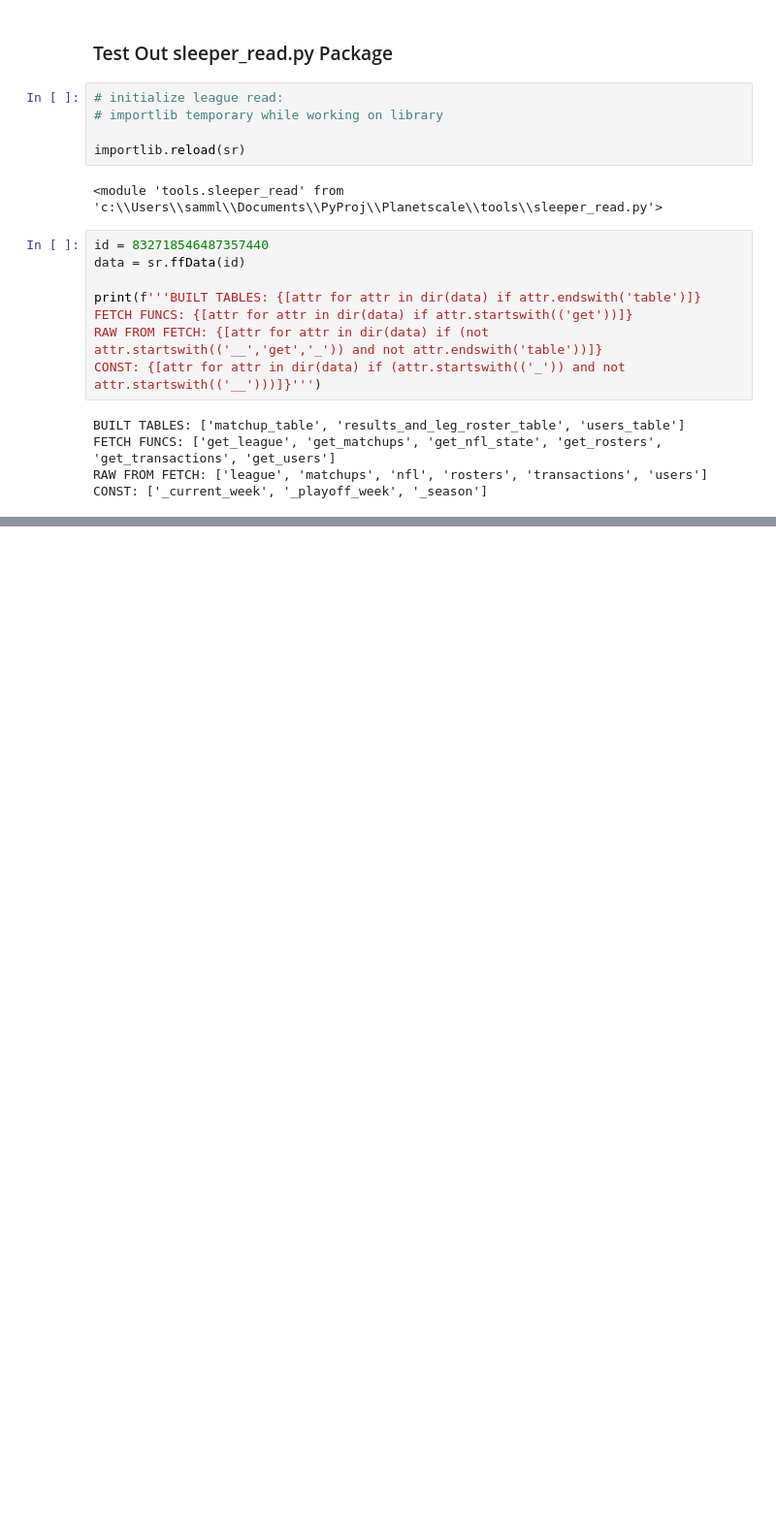
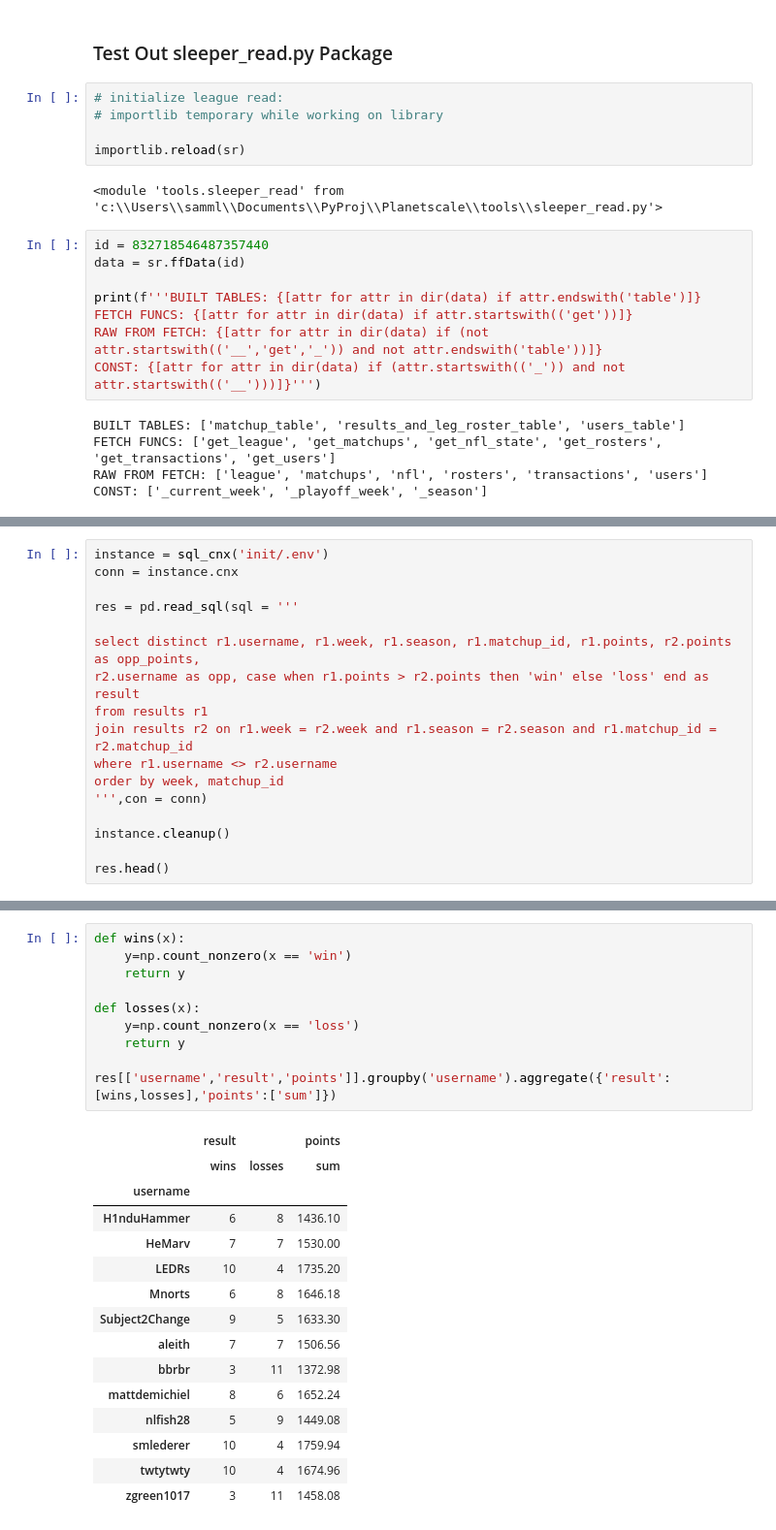
Before and after one commit to smlederer/ff_etl, a Jupyter notebook: sleeper_read_playground.ipynb, the cells around one changed output, grey strips where cells are left out. Shown: that part at 97% size. Drawn from its saved outputs; the diff is of its cells as text; blank space fills up the shorter version.

```diff
--- a/sleeper_read_playground.ipynb
+++ b/sleeper_read_playground.ipynb
@@ -115,0 +137,17 @@ data.results_and_leg_roster_table
+# %%
+instance = sql_cnx('init/.env')
+conn = instance.cnx
+
+res = pd.read_sql(sql = '''
+
+select distinct r1.username, r1.week, r1.season, r1.matchup_id, r1.points, r2.points as opp_points,
+r2.username as opp, case when r1.points > r2.points then 'win' else 'loss' end as result
+from results r1
+join results r2 on r1.week = r2.week and r1.season = r2.season and r1.matchup_id = r2.matchup_id
+where r1.username <> r2.username
+order by week, matchup_id
+''',con = conn)
+
+instance.cleanup()
+
+res.head()
@@ -115,0 +161,26 @@ data.results_and_leg_roster_table
+# %%
+def wins(x):
+    y=np.count_nonzero(x == 'win')
+    return y
+
+def losses(x):
+    y=np.count_nonzero(x == 'loss')
+    return y
+
+res[['username','result','points']].groupby('username').aggregate({'result':[wins,losses],'points':['sum']})
+# %% [output]
+|  | result |  | points |
+|  | wins | losses | sum |
+| username |  |  |  |
+| H1nduHammer | 6 | 8 | 1436.10 |
+| HeMarv | 7 | 7 | 1530.00 |
+| LEDRs | 10 | 4 | 1735.20 |
+| Mnorts | 6 | 8 | 1646.18 |
+| Subject2Change | 9 | 5 | 1633.30 |
+| aleith | 7 | 7 | 1506.56 |
+| bbrbr | 3 | 11 | 1372.98 |
+| mattdemichiel | 8 | 6 | 1652.24 |
+| nlfish28 | 5 | 9 | 1449.08 |
+| smlederer | 10 | 4 | 1759.94 |
+| twtytwty | 10 | 4 | 1674.96 |
+| zgreen1017 | 3 | 11 | 1458.08 |
```
Also changed, not shown: parts of 6 cells of this notebook, 2 other files.
